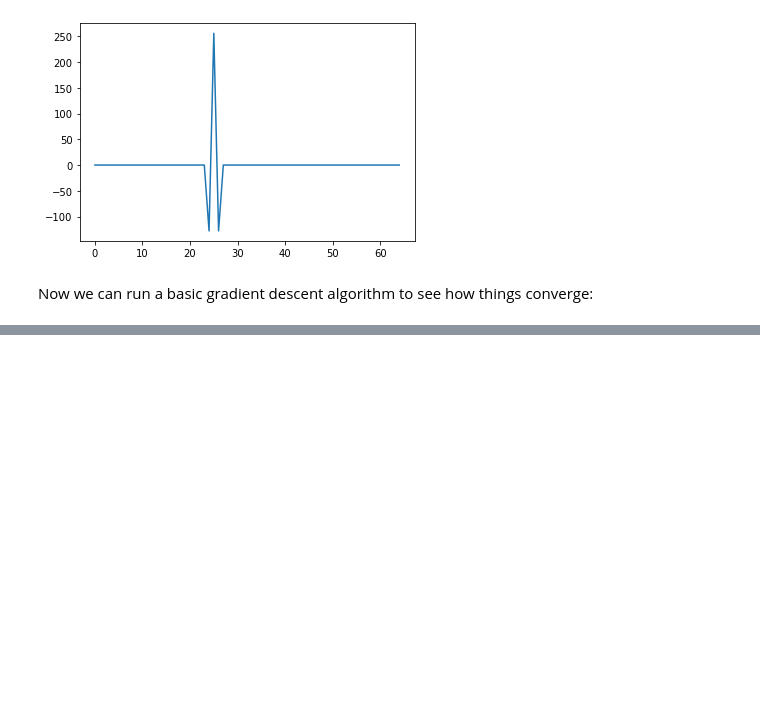
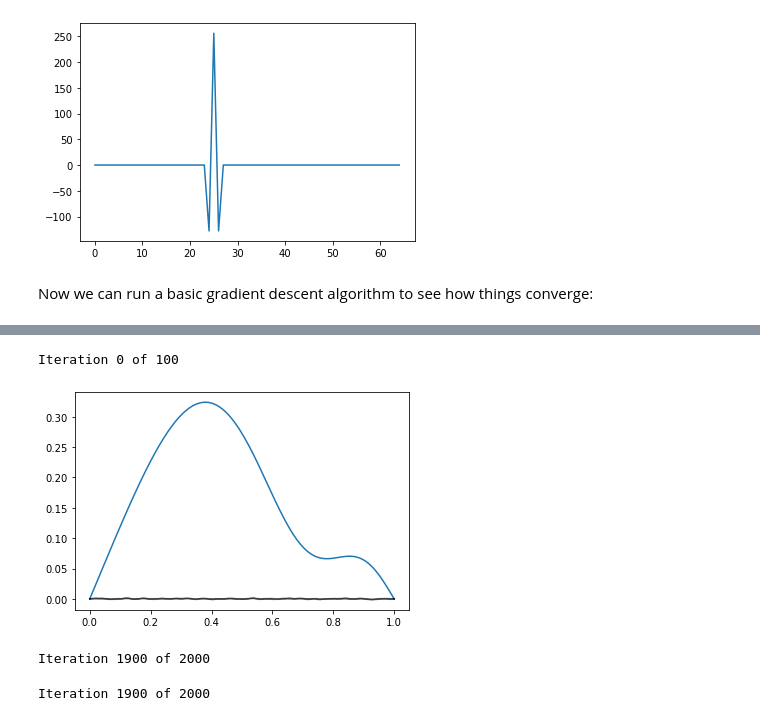
Before and after one commit to connor-duffin/ula-statfem, a Jupyter notebook: docs/methodology-week-workbook.ipynb, the cells around one changed output, grey strips where cells are left out. Cells and saved outputs as stored; diff of their text form; code cells hidden in the pictures; blank space fills up the shorter version.

```diff
--- a/docs/methodology-week-workbook.ipynb
+++ b/docs/methodology-week-workbook.ipynb
@@ -167,0 +108,57 @@ plt.show()
+# %%
+nx = 128
+eta = 1e-8
+n_sample = 100
+
+pois = NonlinearPoisson1D(nx)
+pois.setup_G(1.)
+pois.setup_pc()
+
+u_exact = pois.u.vector()[:]
+u_samples = np.zeros((pois.n_dofs, n_sample))
+
+pois.u_curr[:] = 0.
+# %%
+for i in range(n_sample):
+    if pois.u_curr.max() >= 1e6:
+        print(f"\nULA diverged at iteration {i} --- exiting")
+        break
+
+    if i % 100 == 0:
+        print(f"\rIteration {i} of {n_sample}", end="")
+
+    pois.ula_step(eta)
+    u_samples[:, i] = pois.u_curr
+# %% [output]
+Iteration 0 of 100
+# %%
+plt.plot(pois.x_dofs, u_exact)
+plt.plot(pois.x_dofs, u_samples[:, -1000:], alpha=0.01, color="black")
+plt.show()
+# %% [output]
+[figure, added]
+# %%
+n_sample = 2000
+
+pula_samples = np.zeros((pois.n_dofs, n_sample))
+pois.u_curr[:] = u_exact
+eta_large = 0.01
+
+for i in range(n_sample):
+    if i % 100 == 0:
+        print(f"\rIteration {i} of {n_sample}", end="")
+
+    pois.pula_step(eta_large)
+    pula_samples[:, i] = pois.u_curr
+# %% [output]
+Iteration 1900 of 2000
+# %%
+exact_samples = np.zeros((pois.n_dofs, n_sample))
+
+for i in range(n_sample):
+    if i % 100 == 0:
+        print(f"\rIteration {i} of {n_sample}", end="")
+
+    exact_samples[:, i] = pois.exact_sample()
+# %% [output]
+Iteration 1900 of 2000
```
Also changed, not shown: parts of 15 cells of this notebook.
